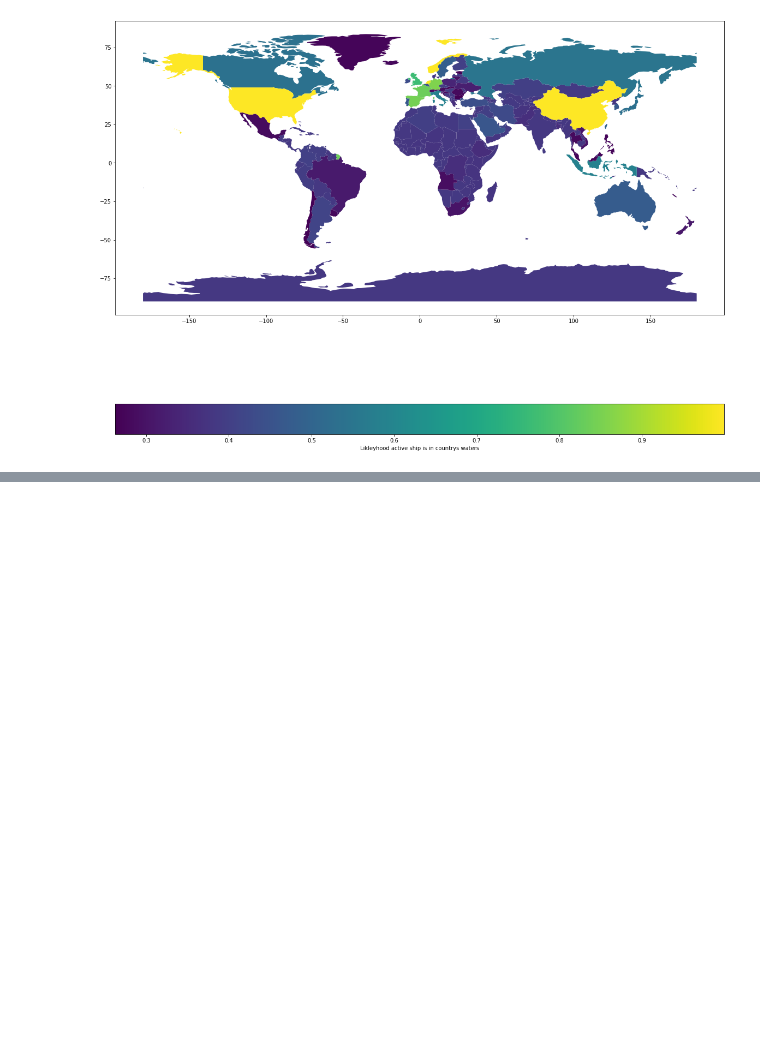
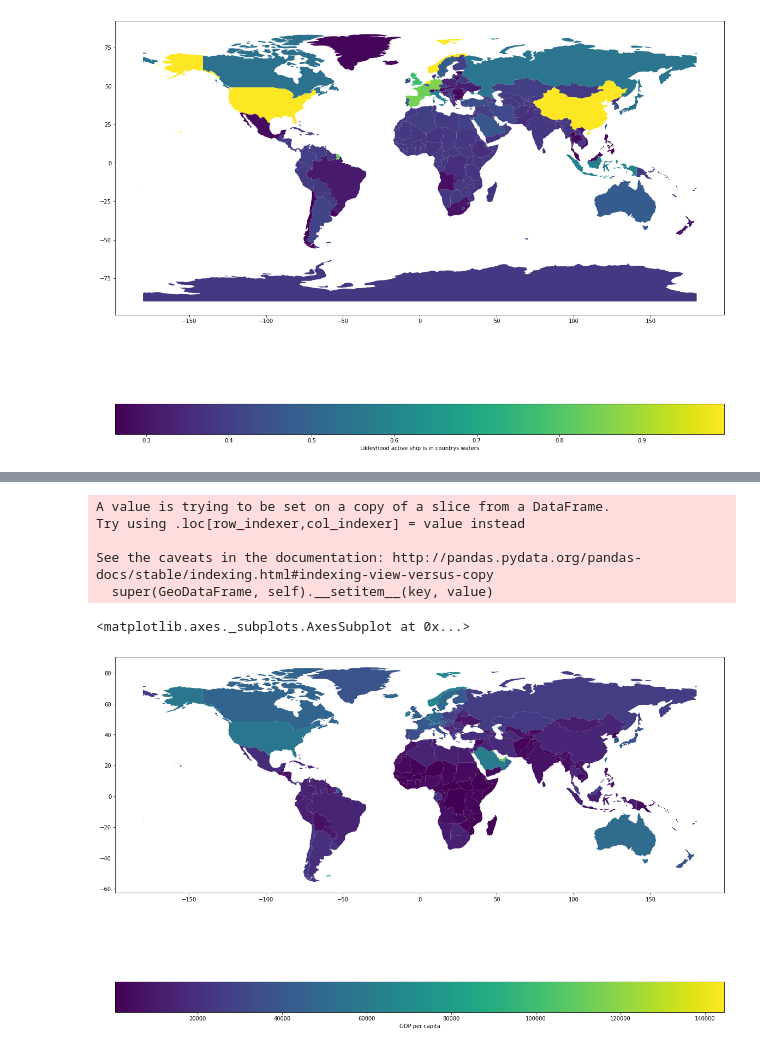
Before and after one commit to cojs2018/AIS-Data-Project, a Jupyter notebook: Ship_data.ipynb, the cells around one changed output, grey strips where cells are left out. Saved outputs shown, nothing was run; the diff lists cells and outputs as text; code cells hidden in the pictures; blank space fills up the shorter version.

```diff
--- a/Ship_data.ipynb
+++ b/Ship_data.ipynb
@@ -820,0 +824,25 @@ world
+# %%
+#Now make a new column that combines a countries gdp with population
+#call it gdp_per_capita. Antarctica will produce an infinite value
+#as it has no population
+worldExcAntarctica = world[(world.index != 'Antarctica') & ("Seven seas (open ocean)" != world.continent)]
+worldExcAntarctica["gdp_per_capita"] = ((world.gdp_md_est * 1e6) / world.pop_est).round(2)
+
+Antarctica = world[(world.index == 'Antarctica') | ("Seven seas (open ocean)" == world.continent)]
+Antarctica["gdp_per_capita"] = [np.nan, np.nan]
+world = worldExcAntarctica.append(Antarctica)
+
+fig, ax = plt.subplots(figsize = (20, 20))
+world.plot(column='gdp_per_capita',
+           legend=True,
+           legend_kwds={'label': 'GDP per capita',
+                        'orientation': 'horizontal'},
+           ax=ax)
+# %% [output]
+A value is trying to be set on a copy of a slice from a DataFrame.
+Try using .loc[row_indexer,col_indexer] = value instead
+
+See the caveats in the documentation: http://pandas.pydata.org/pandas-docs/stable/indexing.html#indexing-view-versus-copy
+  super(GeoDataFrame, self).__setitem__(key, value)
+<matplotlib.axes._subplots.AxesSubplot at 0x...>
+[figure, added]
```
Also changed, not shown: parts of 27 cells of this notebook.
